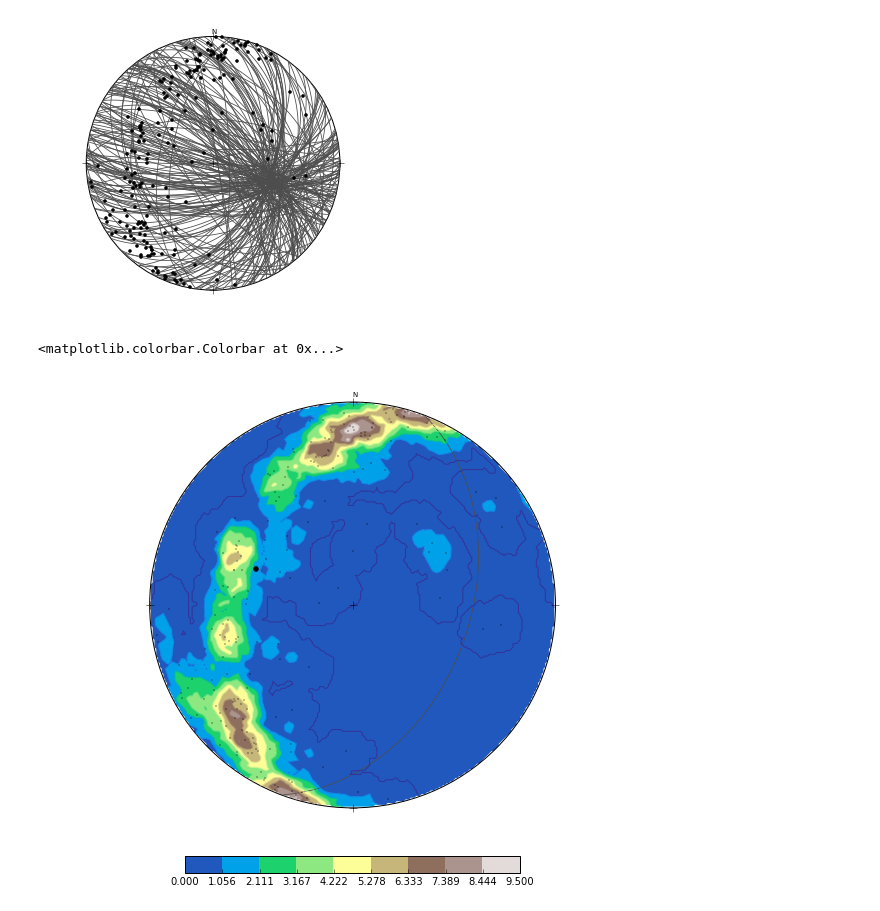
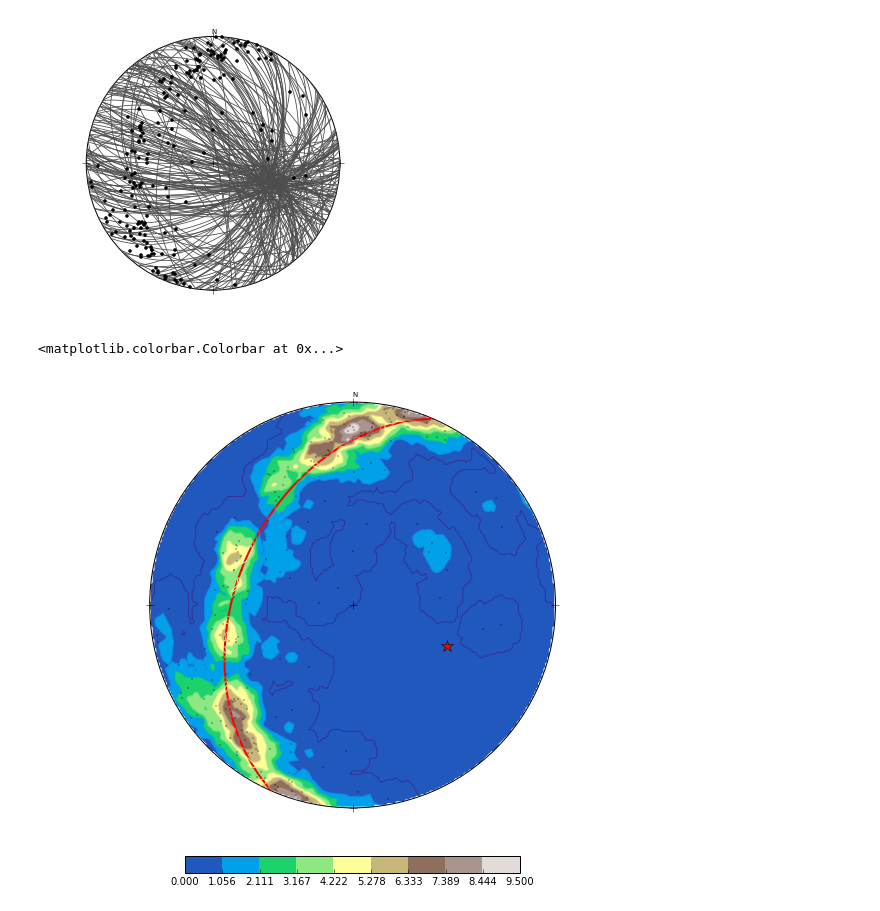
Before and after one commit to endarthur/autti, a Jupyter notebook: auttitude_testing.ipynb, the cells around one changed output. Cells and saved outputs as stored; diff of their text form; code cells hidden in the pictures.

```diff
--- a/auttitude_testing.ipynb
+++ b/auttitude_testing.ipynb
@@ -100,14 +78,14 @@ plot.plot_circles(data.great_circle())
 # %%
 fig, ax = plt.subplots(figsize=(10, 10))
 plot = at.ProjectionPlot(ax)
 data = at.PlaneData(at.dcos_plane(np.loadtxt("tocher.txt")))
 plot.clear_diagram()
 plot.plot_poles(data, ms=.5)
-fit_plane = data.stats.mean_vector
-plot.plot_poles(fit_plane, ms=5)
-plot.plot_circles(fit_plane.great_circle())
+fit_plane = data.stats.eigenvectors[2]
+plot.plot_poles(fit_plane, marker='*', ms=12, c='r')
+plot.plot_circles(fit_plane.great_circle(), linewidths=2, color='r')
 c = plot.plot_contours(at.default_grid.grid, data.count_kamb(), len(data), cmap='terrain')
 plt.colorbar(c, shrink=.6, orientation='horizontal', pad=.05)
 # %% [output]
 <matplotlib.colorbar.Colorbar at 0x...>
-[figure, old version]
+[figure, new version]
```
Also changed, not shown: parts of 7 cells of this notebook, 1 other file.
